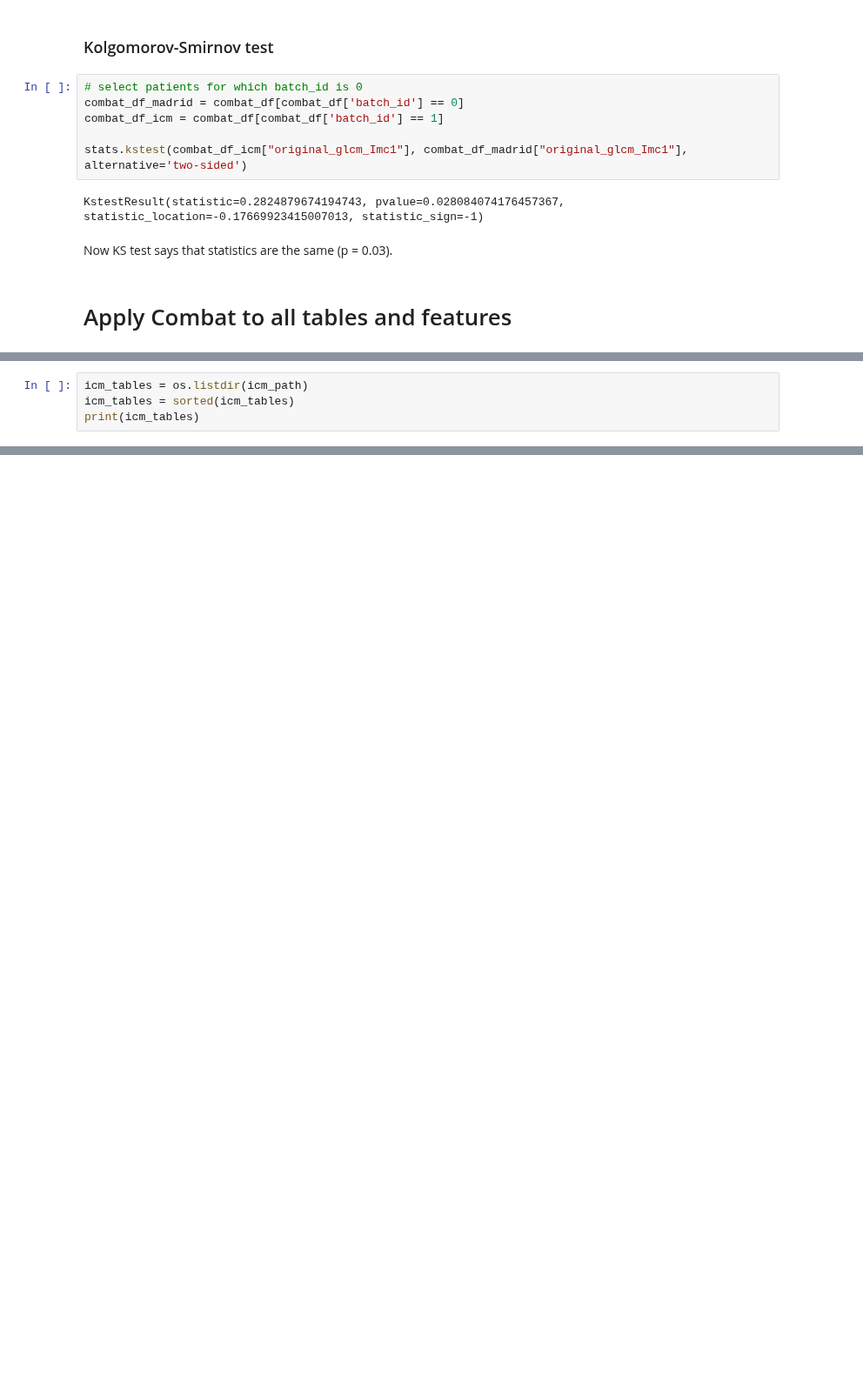
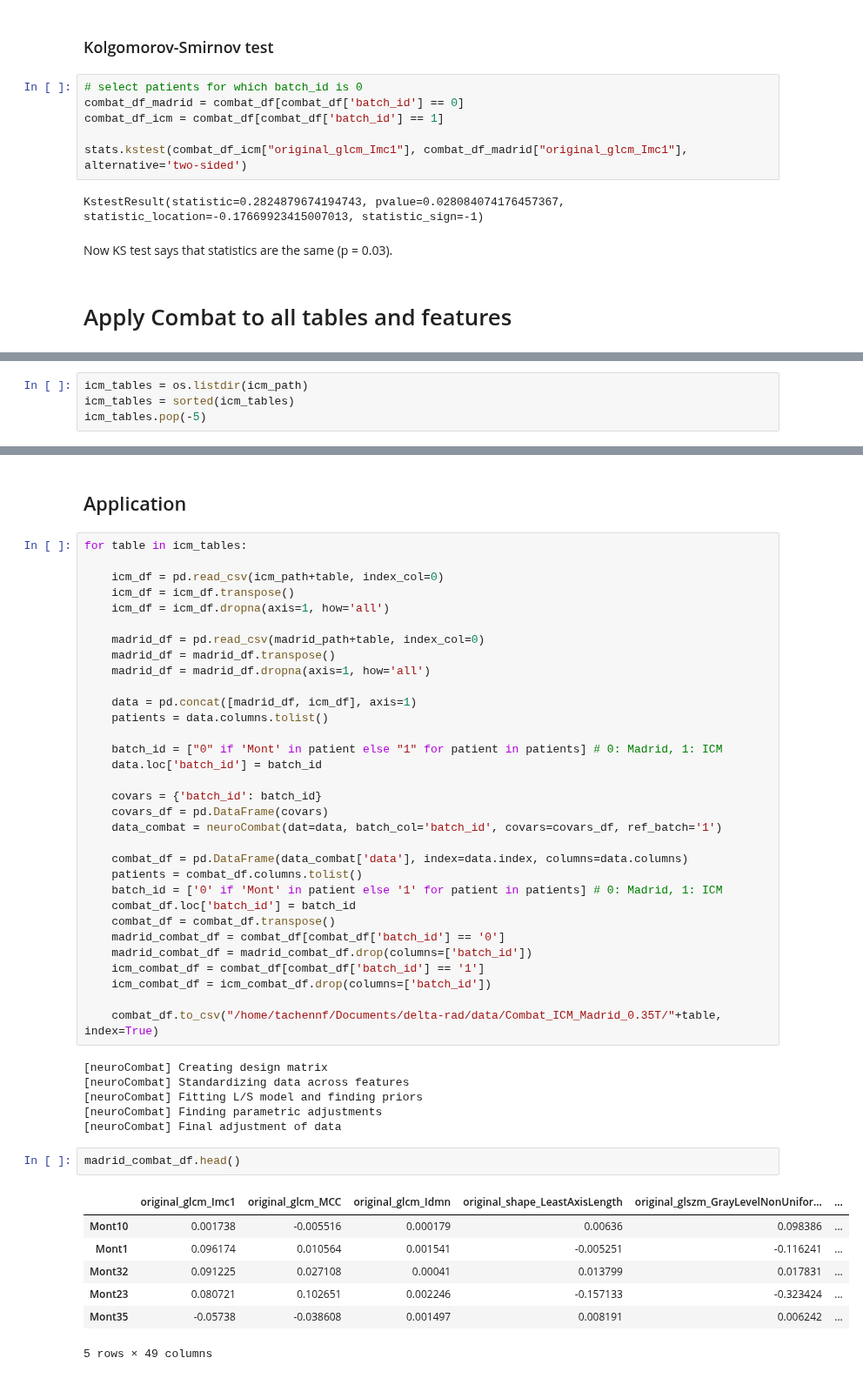
Before and after one commit to ftach/delta-rad, a Jupyter notebook: madrid_study/5_apply_combat.ipynb, the cells around one changed output, grey strips where cells are left out. Shown at 87% size. Cells and saved outputs as stored; diff of their text form; blank space fills up the shorter version.

Commit message:
harmonized all tables with Combat

```diff
--- a/madrid_study/5_apply_combat.ipynb
+++ b/madrid_study/5_apply_combat.ipynb
@@ -196,5 +200,5 @@ print(madrid_tables)
 # %%
 icm_tables = os.listdir(icm_path)
 icm_tables = sorted(icm_tables)
-print(icm_tables)
+icm_tables.pop(-5)
 # %% [output]
@@ -201,0 +210,50 @@ print(icm_tables)
+# %% [markdown]
+## Application
+# %%
+for table in icm_tables:
+
+    icm_df = pd.read_csv(icm_path+table, index_col=0)
+    icm_df = icm_df.transpose()
+    icm_df = icm_df.dropna(axis=1, how='all')
+
+    madrid_df = pd.read_csv(madrid_path+table, index_col=0)
+    madrid_df = madrid_df.transpose()
+    madrid_df = madrid_df.dropna(axis=1, how='all')
+
+    data = pd.concat([madrid_df, icm_df], axis=1)
+    patients = data.columns.tolist()
+
+    batch_id = ["0" if 'Mont' in patient else "1" for patient in patients] # 0: Madrid, 1: ICM
+    data.loc['batch_id'] = batch_id
+
+    covars = {'batch_id': batch_id}
+    covars_df = pd.DataFrame(covars)
+    data_combat = neuroCombat(dat=data, batch_col='batch_id', covars=covars_df, ref_batch='1')
+
+    combat_df = pd.DataFrame(data_combat['data'], index=data.index, columns=data.columns)
+    patients = combat_df.columns.tolist()
+    batch_id = ['0' if 'Mont' in patient else '1' for patient in patients] # 0: Madrid, 1: ICM
+    combat_df.loc['batch_id'] = batch_id
+    combat_df = combat_df.transpose()
+    madrid_combat_df = combat_df[combat_df['batch_id'] == '0']
+    madrid_combat_df = madrid_combat_df.drop(columns=['batch_id'])
+    icm_combat_df = combat_df[combat_df['batch_id'] == '1']
+    icm_combat_df = icm_combat_df.drop(columns=['batch_id'])
+
+    combat_df.to_csv("/home/tachennf/Documents/delta-rad/data/Combat_ICM_Madrid_0.35T/"+table, index=True)
+# %% [output]
+[neuroCombat] Creating design matrix
+[neuroCombat] Standardizing data across features
+[neuroCombat] Fitting L/S model and finding priors
+[neuroCombat] Finding parametric adjustments
+[neuroCombat] Final adjustment of data
+# %%
+madrid_combat_df.head()
+# %% [output]
+|  | original_glcm_Imc1 | original_glcm_MCC | original_glcm_Idmn | original_shape_LeastAxisLength | original_glszm_GrayLevelNonUnifor... | ... |
+| Mont10 | 0.001738 | -0.005516 | 0.000179 | 0.00636 | 0.098386 | ... |
+| Mont1 | 0.096174 | 0.010564 | 0.001541 | -0.005251 | -0.116241 | ... |
+| Mont32 | 0.091225 | 0.027108 | 0.00041 | 0.013799 | 0.017831 | ... |
+| Mont23 | 0.080721 | 0.102651 | 0.002246 | -0.157133 | -0.323424 | ... |
+| Mont35 | -0.05738 | -0.038608 | 0.001497 | 0.008191 | 0.006242 | ... |
+5 rows × 49 columns
```
Also changed, not shown: parts of 6 cells of this notebook.
